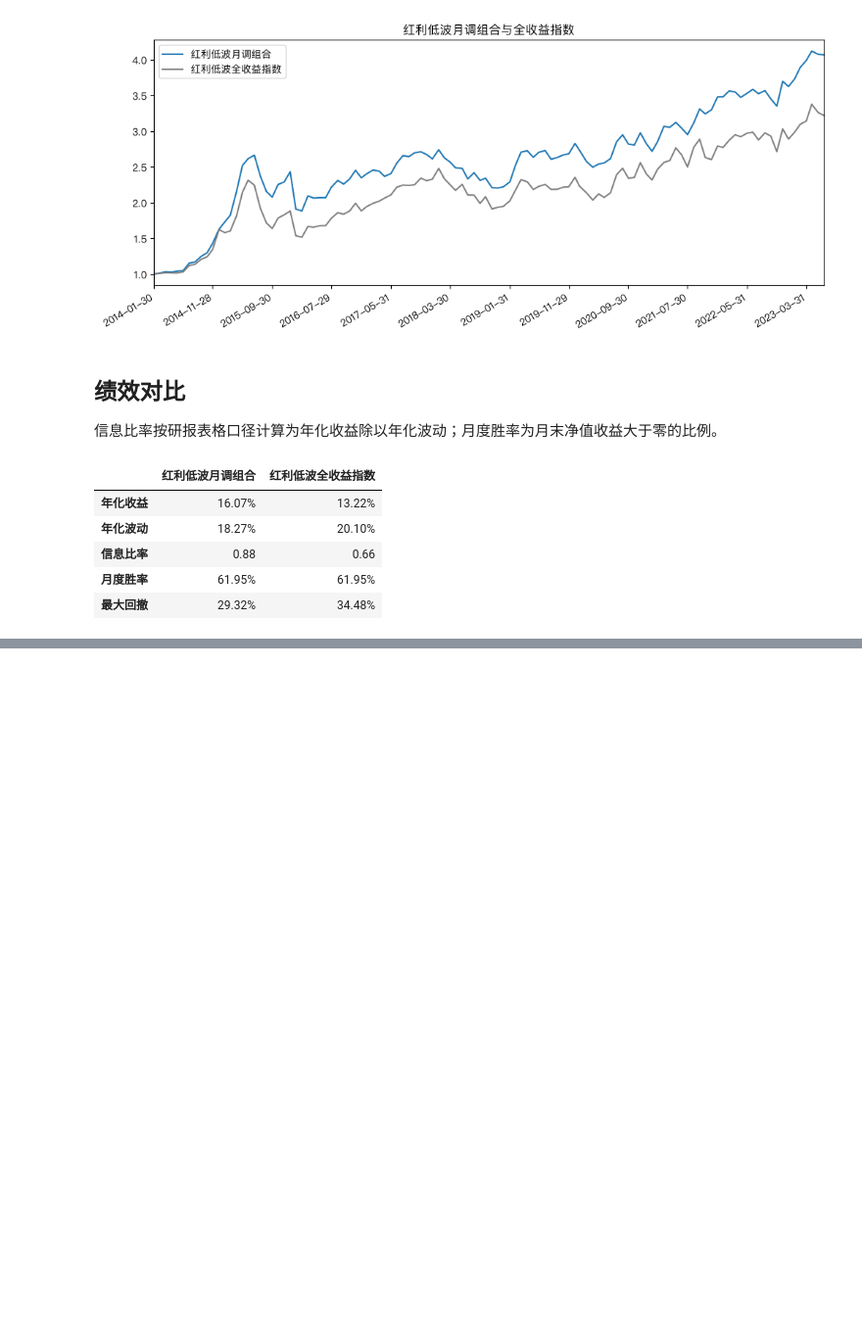
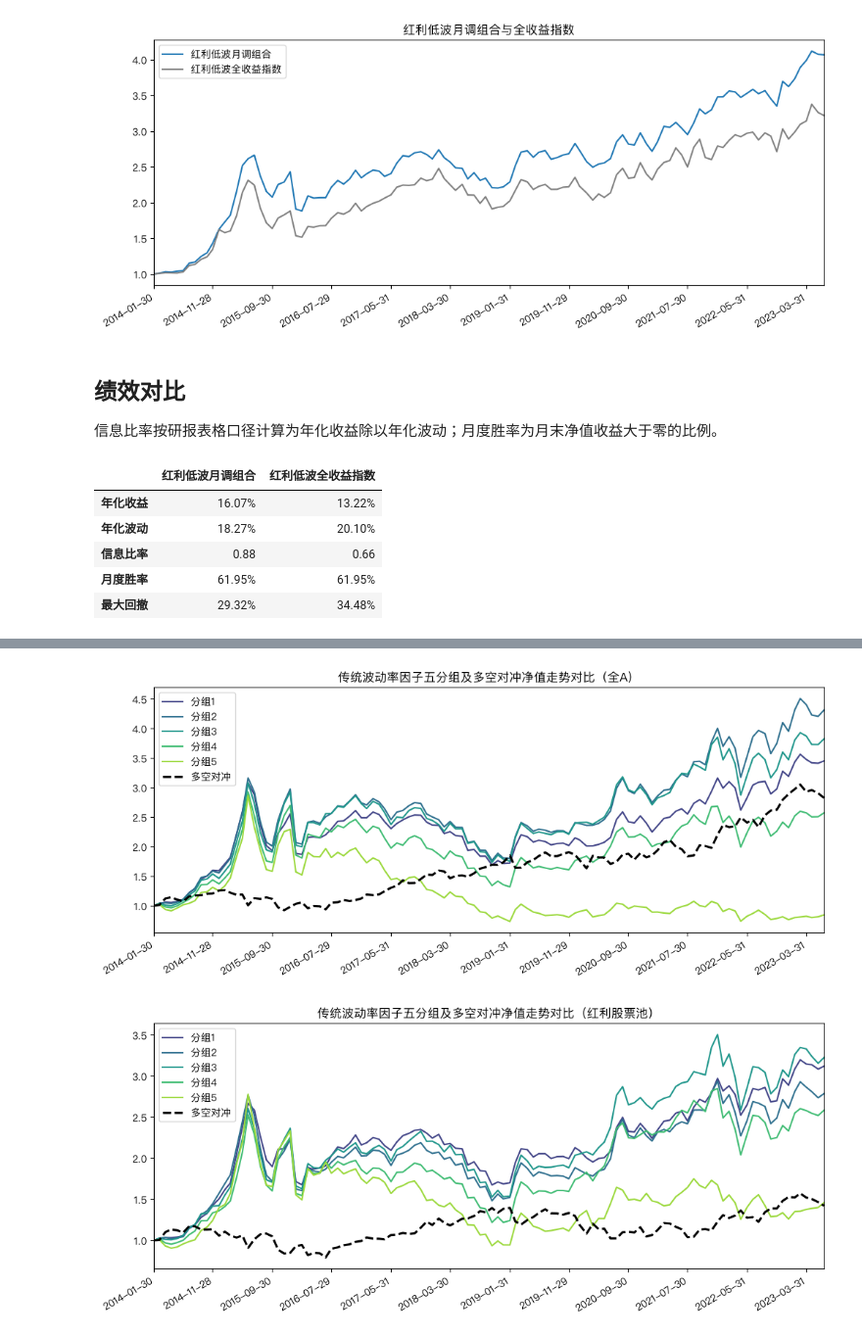
Before and after one commit to zyye00/pyquant, a Jupyter notebook: notebooks/div_low_vol/1_rebalance.ipynb, the cells around one changed output, grey strips where cells are left out. Shown at 98% size. Saved outputs shown, nothing was run; the diff lists cells and outputs as text; code cells hidden in the pictures; blank space fills up the shorter version.

```diff
--- a/notebooks/div_low_vol/1_rebalance.ipynb
+++ b/notebooks/div_low_vol/1_rebalance.ipynb
@@ -153,0 +157,44 @@ performance.style.format(
+# %%
+traditional_volatility_nav = calculate_traditional_volatility_group_indices(
+    price,
+    dividends,
+    dividend_queries,
+    shares,
+    start_date,
+    end_date,
+    config,
+    adjustment_factors,
+    adjustment_factor_coverage,
+)
+# %%
+group_labels = ["分组1", "分组2", "分组3", "分组4", "分组5"]
+group_colors = plt.cm.viridis(np.linspace(0.2, 0.85, len(group_labels)))
+
+def plot_volatility_groups(nav, title):
+    fig, ax = plt.subplots(figsize=(12, 5))
+    for column, label, color in zip(nav.columns[:5], group_labels, group_colors):
+        ax.plot(nav.index, nav[column], label=label, color=color, linestyle="-")
+    ax.plot(
+        nav.index,
+        nav.iloc[:, -1],
+        label="多空对冲",
+        color="black",
+        linestyle="--",
+        linewidth=2.2,
+    )
+    ax.set_title(title)
+    ax.set_xlabel("")
+    ax.set_ylabel("")
+    ax.margins(x=0)
+    ax.set_xlim(nav.index.min(), nav.index.max())
+    ax.set_xticks(nav.index[::10])
+    ax.xaxis.set_major_formatter(mdates.DateFormatter("%Y-%m-%d"))
+    ax.legend()
+    fig.autofmt_xdate()
+    plt.show()
+
+plot_volatility_groups(traditional_volatility_nav["all_a"], "传统波动率因子五分组及多空对冲净值走势对比（全A）")
+plot_volatility_groups(traditional_volatility_nav["dividend_pool"], "传统波动率因子五分组及多空对冲净值走势对比（红利股票池）")
+# %% [output]
+[figure, added]
+[figure, added]
```
Also changed, not shown: parts of 5 cells of this notebook, 4 other files.
